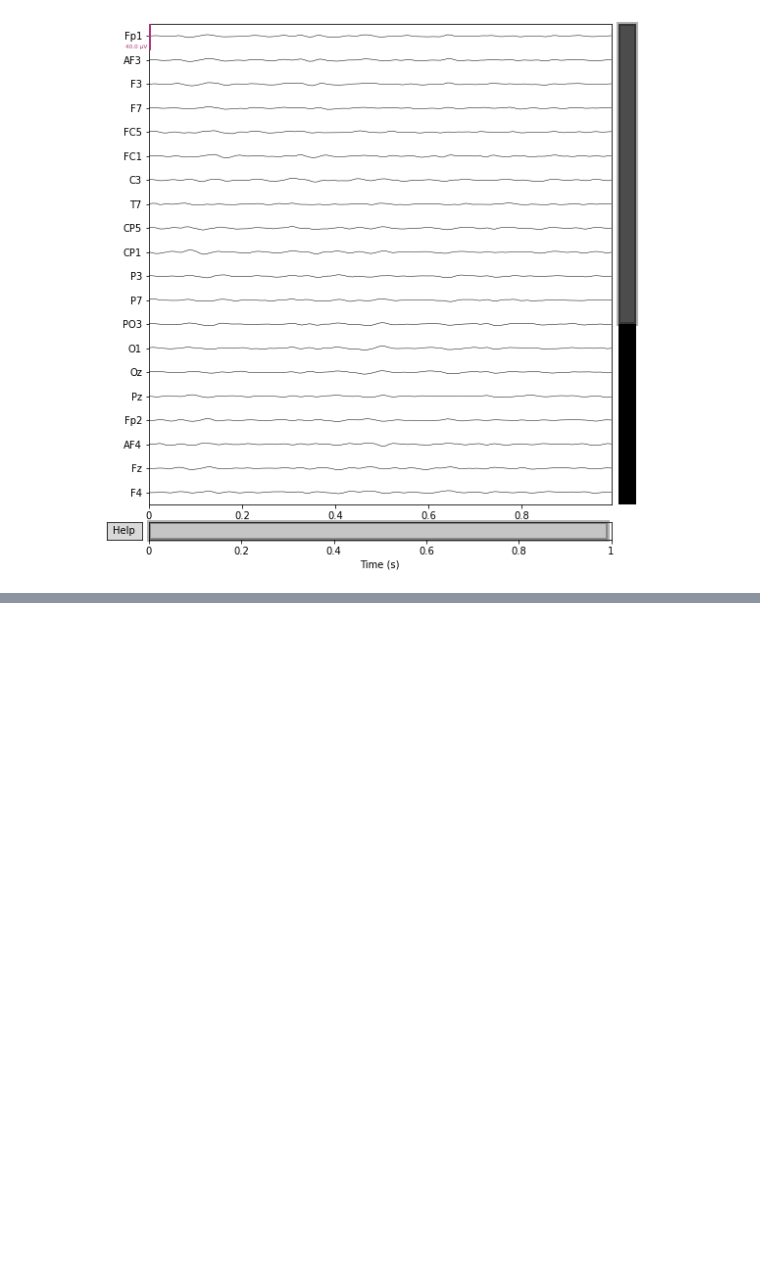
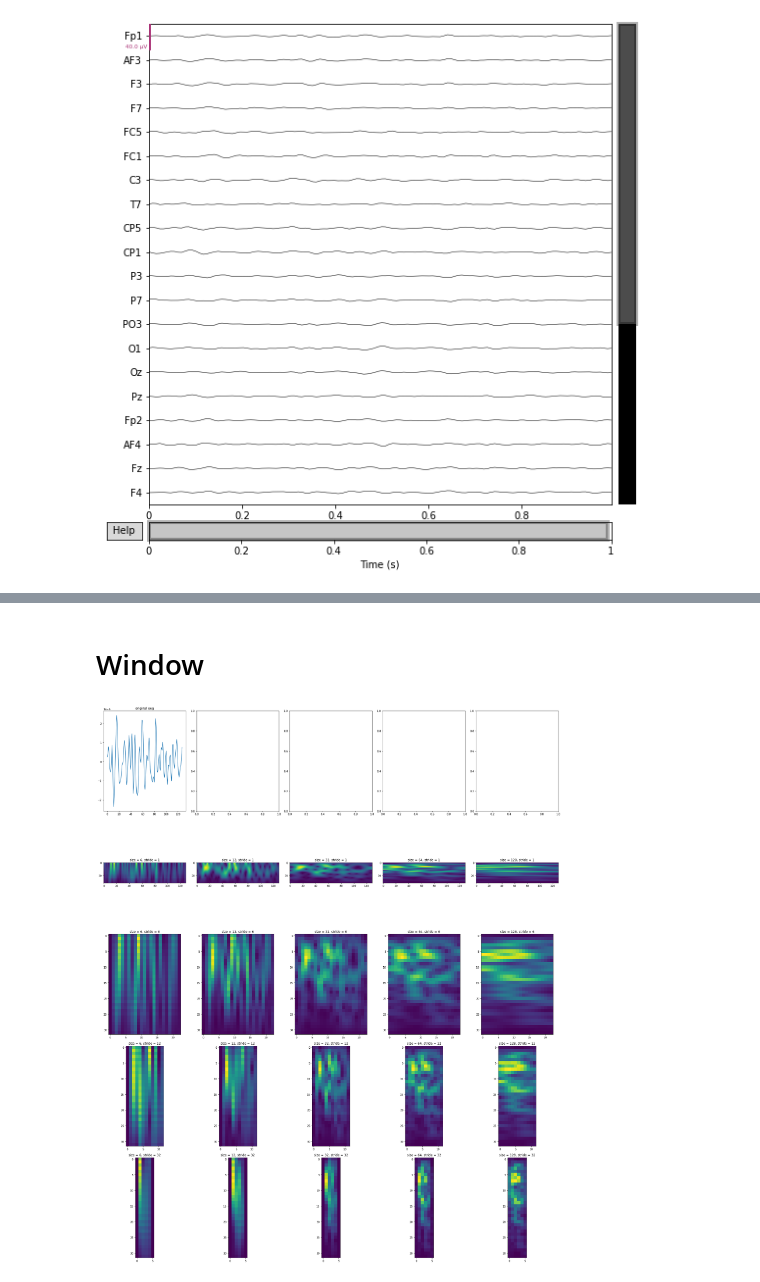
Before and after one commit to rom42pla/sateer, a Jupyter notebook: notebooks/spectrogram.ipynb, the cells around one changed output, grey strips where cells are left out. Saved outputs shown, nothing was run; the diff lists cells and outputs as text; code cells hidden in the pictures; blank space fills up the shorter version.

```diff
--- a/notebooks/spectrogram.ipynb
+++ b/notebooks/spectrogram.ipynb
@@ -39,0 +96,34 @@ Opening raw-browser...
+# %% [markdown]
+# Window
+# %%
+window_sizes = [0.05, 0.1, 0.25, 0.5, 1]
+window_strides = [0.01, 0.05, 0.1, 0.25]
+fig, axs = plt.subplots(nrows=len(window_strides)+1, ncols=len(window_sizes), tight_layout=True, figsize=(5*(len(window_strides)+1), 5*(len(window_sizes)+1)))
+axs[0, 0].plot(sample[:, 0])
+axs[0, 0].set_title("original eeg")
+for i_size, window_size in enumerate(window_sizes):
+    window_size = int(window_size * dataset.sampling_rate)
+    for i_stride, window_stride in enumerate(window_strides):
+        window_stride = int(window_stride * dataset.sampling_rate)
+        with warnings.catch_warnings():
+            warnings.simplefilter("ignore")
+            mel_fn = transforms.MelSpectrogram(
+                sample_rate=dataset.sampling_rate,
+                f_min=0, f_max=50,
+                n_mels=32,
+                center=True,
+                n_fft=128,
+                normalized=False,
+                power=1,
+                win_length=window_size,
+                hop_length=window_stride,
+                pad=window_stride // 2,
+                # pad=0,
+            )
+            spectrogram = mel_fn(sample[:, 0])  # (m s)
+            # spectrogram = 20 * torch.log10(spectrogram/1e-5)
+        axs[i_stride+1, i_size].imshow(spectrogram)
+        axs[i_stride+1, i_size].set_title(f"size = {window_size}, stride = {window_stride}")
+plt.show()
+# %% [output]
+[figure, added]
```
Also changed, not shown: parts of 9 cells of this notebook, 1 other file.
